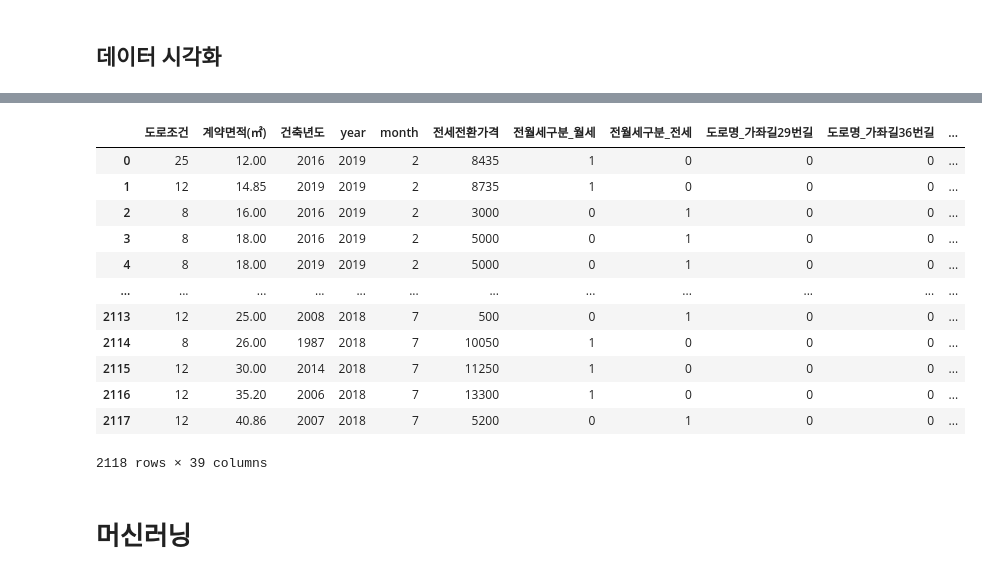
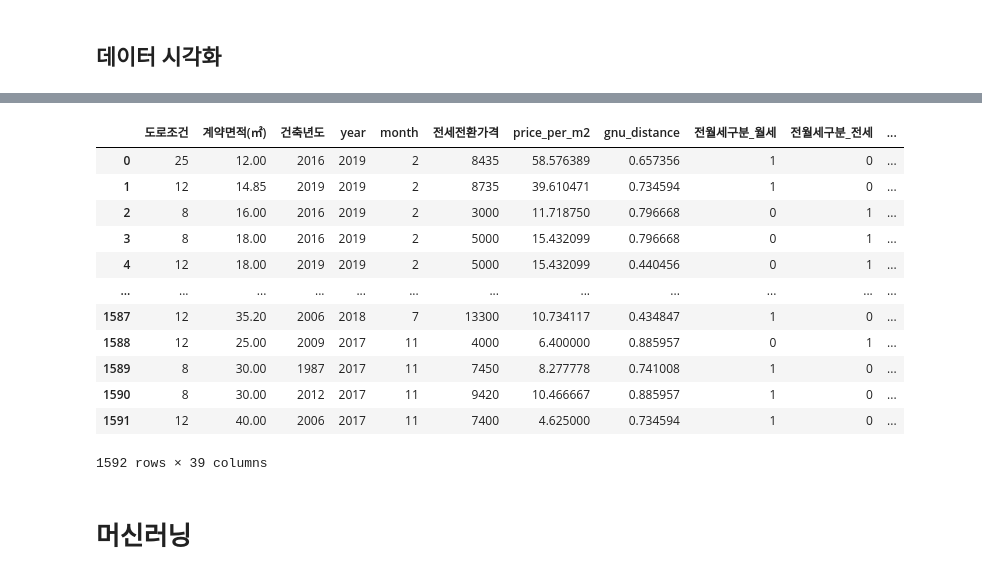
Before and after one commit to ChanceMKR/LH_home, a Jupyter notebook: ksc/lh_home.ipynb, the cells around one changed output, grey strips where cells are left out. Drawn from its saved outputs; the diff is of its cells as text; code cells hidden in the pictures.

```diff
--- a/ksc/lh_home.ipynb
+++ b/ksc/lh_home.ipynb
@@ -9,3 +9,17 @@ import os
 os.getcwd()
 # %% [output]
 '/Users/chance/Desktop/LH_home/ksc'
+# %%
+folder = os.listdir()
+
+file = []
+for f in folder:
+    if "jinju_all" in f:
+        data = pd.read_csv("./" + f, encoding="cp949", skiprows=15)
+        data = data[list(data.columns[:11])]
+        file.append(data)
+
+jinju_all = pd.concat(file)
+# jinju_all = jinju_all.dropna(axis=0)
+
+jinju_all
@@ -20,7 +48,19 @@ for f in folder:
         file.append(data)
 
 gajwa = pd.concat(file)
-# gajwa = gajwa.dropna(axis=0)
+gajwa = gajwa.dropna(axis=0)
+# %%
+folder = os.listdir()
+
+file = []
+for f in folder:
+    if "hotan" in f:
+        data = pd.read_csv("./" + f, encoding="cp949", skiprows=15)
+        data = data[list(data.columns[:11])]
+        file.append(data)
+
+hotan = pd.concat(file)
+# hotan = gajwa.dropna(axis=0)
 # %%
 gajwa.도로조건.value_counts()
 # %% [output]
@@ -35,9 +75,9 @@ geo = pd.read_csv("./geocoding.csv")
 gajwa["경도"] = geo.X
 gajwa["위도"] = geo.Y
 
-gajwa = gajwa.fillna({'건축년도':gajwa['건축년도'].mode()[0]})
-gajwa = gajwa.fillna({'도로명':gajwa['도로명'].mode()[0]})
-gajwa = gajwa.fillna({'도로조건':gajwa['도로조건'].mode()[0]})
+# gajwa = gajwa.fillna({'건축년도':gajwa['건축년도'].mode()[0]})
+# gajwa = gajwa.fillna({'도로명':gajwa['도로명'].mode()[0]})
+# gajwa = gajwa.fillna({'도로조건':gajwa['도로조건'].mode()[0]})
 
 # 도로조건을 정수로 변환
 road=[]
@@ -101,6 +141,15 @@ for i in range(len(gajwa["도로명"])):
 
 gajwa.drop(indexNames, inplace=True)
 
+# covid = []
+# for c in gajwa.year:
+#     if c in [2020, 2021]:
+#         covid.append(1)
+#     else:
+#         covid.append(0)
+# gajwa["coivd"] = covid
+
+gajwa["price_per_m2"] = gajwa.전세전환가격 / gajwa["계약면적(㎡)"]**2
 
 gajwa
 # %% [output]
@@ -282,23 +430,23 @@ gajwa
 # %%
-gajwa_data = pd.DataFrame.drop(gajwa, columns=["시군구","계약년월", "번지", "계약일", "보증금(만원)", "월세(만원)", "location", "경도", "위도", "전월세전환율", "gnu_distance", "area"], axis=1)
+gajwa_data = pd.DataFrame.drop(gajwa, columns=["시군구","계약년월", "번지", "계약일", "보증금(만원)", "월세(만원)", "location", "경도", "위도", "전월세전환율", "gnu_distance"], axis=1)
 
 #gajwa_data.distance = gajwa_data.distance.transform(lambda x: (x - x.mean()) / x.std())
 #gajwa_data.전세전환가격 = gajwa_data.전세전환가격.transform(lambda x: (x - x.mean()) / x.std())
 gajwa_data
 # %% [output]
-|  | 도로조건 | 계약면적(㎡) | 건축년도 | year | month | 전세전환가격 | 전월세구분_월세 | 전월세구분_전세 | 도로명_가좌길29번길 | 도로명_가좌길36번길 | ... |
-| 0 | 25 | 12.00 | 2016 | 2019 | 2 | 8435 | 1 | 0 | 0 | 0 | ... |
-| 1 | 12 | 14.85 | 2019 | 2019 | 2 | 8735 | 1 | 0 | 0 | 0 | ... |
-| 2 | 8 | 16.00 | 2016 | 2019 | 2 | 3000 | 0 | 1 | 0 | 0 | ... |
-| 3 | 8 | 18.00 | 2016 | 2019 | 2 | 5000 | 0 | 1 | 0 | 0 | ... |
-| 4 | 8 | 18.00 | 2019 | 2019 | 2 | 5000 | 0 | 1 | 0 | 0 | ... |
+|  | 도로조건 | 계약면적(㎡) | 건축년도 | year | month | 전세전환가격 | price_per_m2 | gnu_distance | 전월세구분_월세 | 전월세구분_전세 | ... |
+| 0 | 25 | 12.00 | 2016 | 2019 | 2 | 8435 | 58.576389 | 0.657356 | 1 | 0 | ... |
+| 1 | 12 | 14.85 | 2019 | 2019 | 2 | 8735 | 39.610471 | 0.734594 | 1 | 0 | ... |
+| 2 | 8 | 16.00 | 2016 | 2019 | 2 | 3000 | 11.718750 | 0.796668 | 0 | 1 | ... |
+| 3 | 8 | 18.00 | 2016 | 2019 | 2 | 5000 | 15.432099 | 0.796668 | 0 | 1 | ... |
+| 4 | 12 | 18.00 | 2019 | 2019 | 2 | 5000 | 15.432099 | 0.440456 | 0 | 1 | ... |
 | ... | ... | ... | ... | ... | ... | ... | ... | ... | ... | ... | ... |
-| 2113 | 12 | 25.00 | 2008 | 2018 | 7 | 500 | 0 | 1 | 0 | 0 | ... |
-| 2114 | 8 | 26.00 | 1987 | 2018 | 7 | 10050 | 1 | 0 | 0 | 0 | ... |
-| 2115 | 12 | 30.00 | 2014 | 2018 | 7 | 11250 | 1 | 0 | 0 | 0 | ... |
-| 2116 | 12 | 35.20 | 2006 | 2018 | 7 | 13300 | 1 | 0 | 0 | 0 | ... |
-| 2117 | 12 | 40.86 | 2007 | 2018 | 7 | 5200 | 0 | 1 | 0 | 0 | ... |
+| 1587 | 12 | 35.20 | 2006 | 2018 | 7 | 13300 | 10.734117 | 0.434847 | 1 | 0 | ... |
+| 1588 | 12 | 25.00 | 2009 | 2017 | 11 | 4000 | 6.400000 | 0.885957 | 0 | 1 | ... |
+| 1589 | 8 | 30.00 | 1987 | 2017 | 11 | 7450 | 8.277778 | 0.741008 | 1 | 0 | ... |
+| 1590 | 8 | 30.00 | 2012 | 2017 | 11 | 9420 | 10.466667 | 0.885957 | 1 | 0 | ... |
+| 1591 | 12 | 40.00 | 2006 | 2017 | 11 | 7400 | 4.625000 | 0.734594 | 1 | 0 | ... |
-2118 rows × 39 columns
+1592 rows × 39 columns
 # %% [markdown]
 # 머신러닝
 # %%
```
Also changed, not shown: parts of 26 cells of this notebook, 7 other files.
